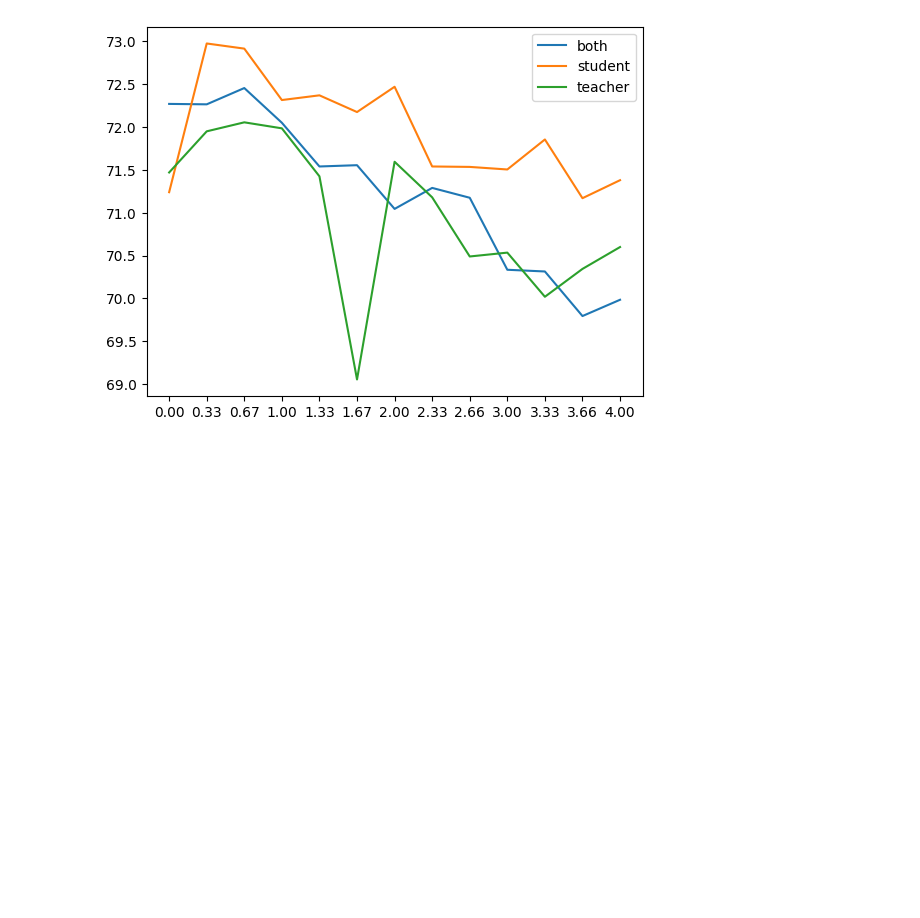
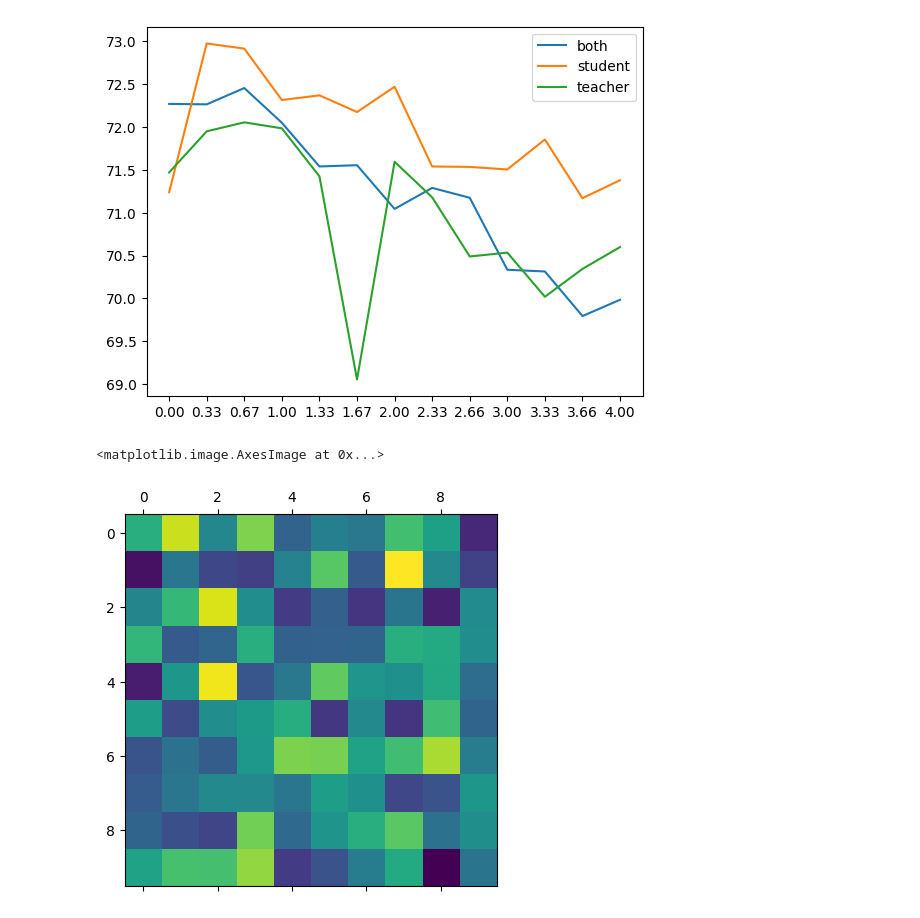
Before and after one commit to ignatiusmf/noise-injection, a Jupyter notebook: analyzer_noise_injection_results.ipynb, the cells around one changed output. Cells and saved outputs as stored; diff of their text form; code cells hidden in the pictures; blank space fills up the shorter version.

```diff
--- a/analyzer_noise_injection_results.ipynb
+++ b/analyzer_noise_injection_results.ipynb
@@ -52,2 +51,9 @@ plt.show()
 # %% [output]
 [figure]
+# %%
+import torch
+noise = torch.normal(mean=0.0, std=1, size=(10,10))
+plt.matshow(noise)
+# %% [output]
+<matplotlib.image.AxesImage at 0x...>
+[figure, added]
```
Also changed, not shown: parts of 1 cell of this notebook, 2 other files.
